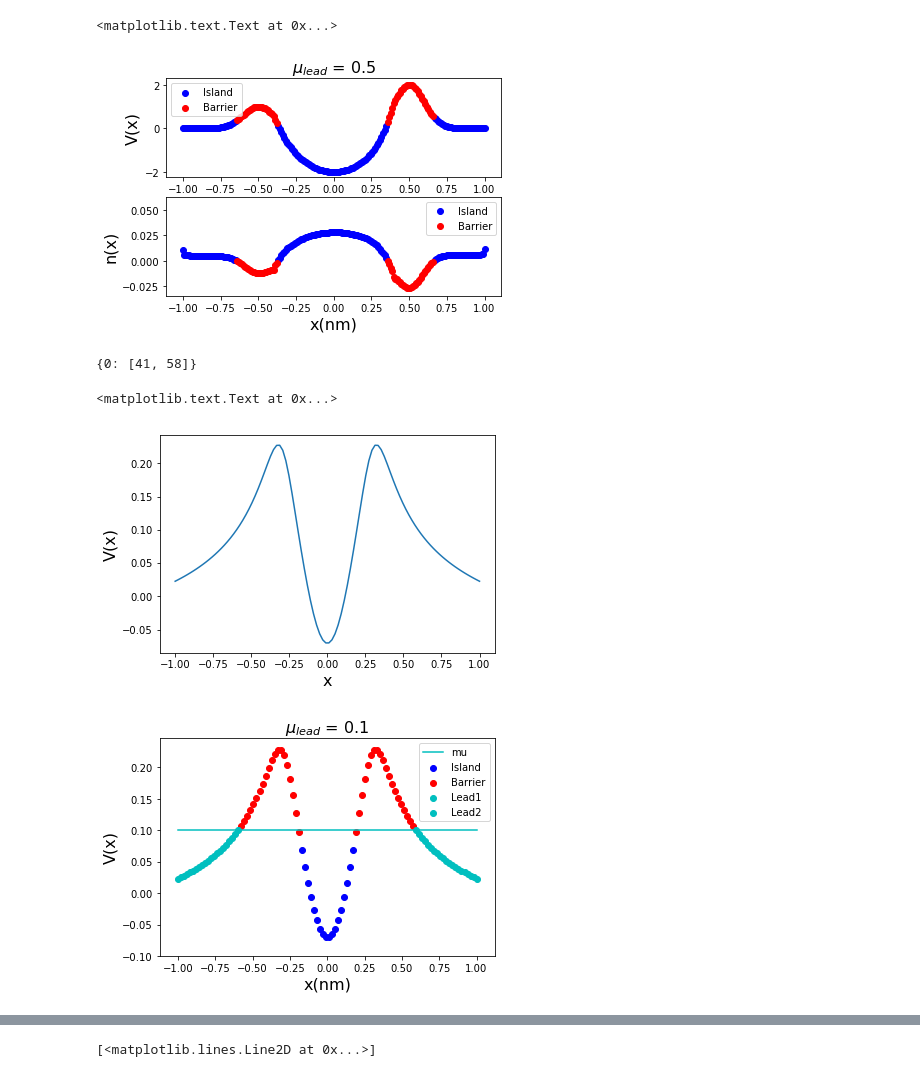
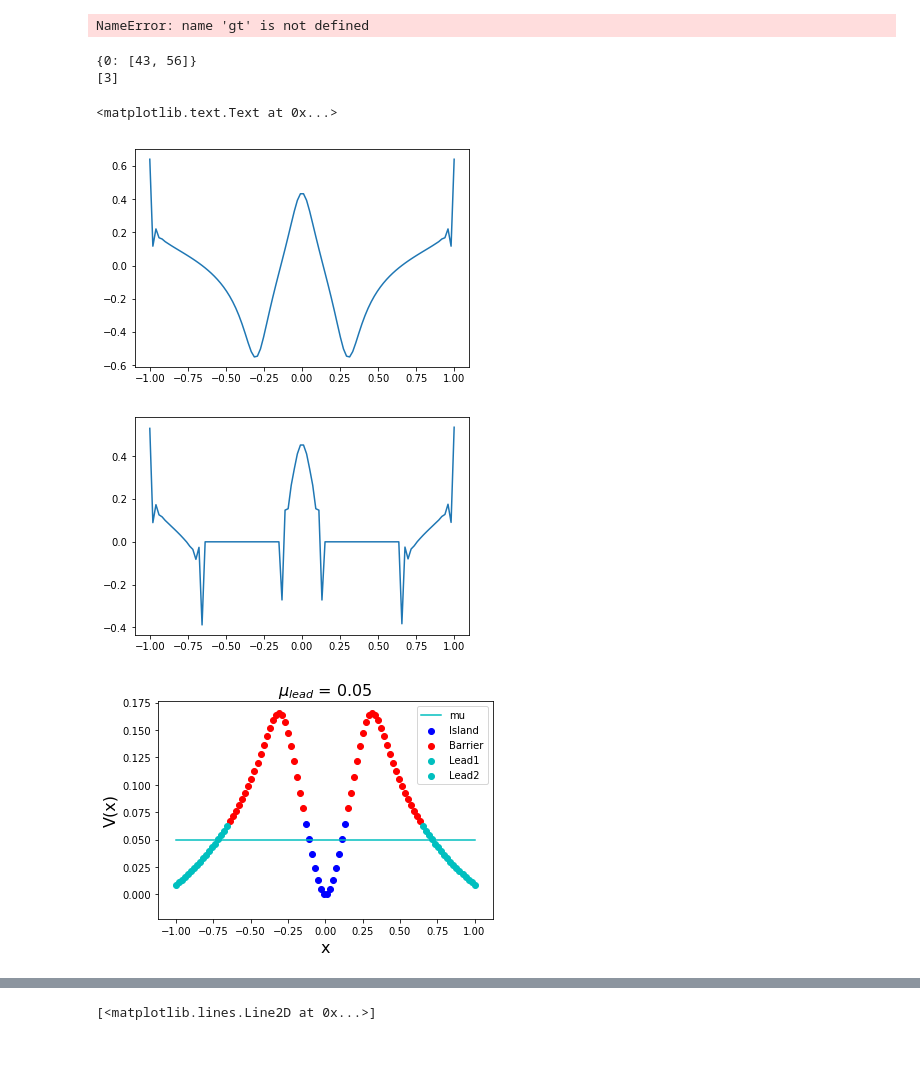
Before and after one commit to Quantumgame/quantum-ml, a Jupyter notebook: ndot/lib/playground.ipynb, the cells around one changed output, grey strips where cells are left out. Cells and saved outputs as stored; diff of their text form; code cells hidden in the pictures; blank space fills up the shorter version.

Commit message:
still working on the dot classifier

```diff
--- a/ndot/lib/playground.ipynb
+++ b/ndot/lib/playground.ipynb
@@ -81,7 +26,7 @@ axarr[0].scatter(x[barriers],V[barriers],color='r')
 axarr[0].legend(('Island','Barrier'))
 axarr[0].set_xlabel('x(nm)',fontsize=16)
 axarr[0].set_ylabel('V(x)',fontsize=16)
-axarr[0].set_title(r'$\mu_{lead}$ = ' + str(mu),fontsize=16)
+axarr[0].set_title(r'$\mu_{lead}$ = ' + str(mu[0]),fontsize=16)
 
 ar = axarr[1].scatter(x[islands],n[islands],color='b')
 ar = axarr[1].scatter(x[barriers],n[barriers],color='r')
@@ -89,56 +34,68 @@ axarr[1].legend(('Island','Barrier'))
 axarr[1].set_xlabel('x(nm)',fontsize=16)
 axarr[1].set_ylabel('n(x)',fontsize=16)
 # %% [output]
-<matplotlib.text.Text at 0x...>
+NameError: name 'gt' is not defined
-[figure, removed]
 # %%
 import numpy as np
 import dot_classifier
 reload(dot_classifier)
+import dot_classifier_tf
+reload(dot_classifier_tf)
 import potential_profile
 reload(potential_profile)
+import thomas_fermi
+reload(thomas_fermi)
 
 N_grid = 100
 x = np.linspace(-1,1,N_grid)
 
-d = (330e-3,0,0.2,1)
-b1 = (-200e-3,-0.3,0.1,1)
-b2 = (-200e-3,0.3,0.1,1)
+d = (100e-3,0,0.1,1)
+b1 = (-100e-3,-0.3,0.1,1)
+b2 = (-100e-3,0.3,0.1,1)
 
 V = potential_profile.single_dot_V_x_wire(x,d,b1,b2)
 
-plt.figure(1)
-plt.plot(x,V)
-plt.xlabel('x',fontsize=16)
-plt.ylabel('V(x)',fontsize=16)
+K = dot_classifier_tf.create_K_matrix(x,E_scale=0.001,sigma=(x[1] - x[0]))
+mu = 0.05
 
-K = dot_classifier_tf.create_K_matrix(x,E_scale=0.5e-3,sigma=(x[1] - x[0]))
-mu = 100e-3
-
-import dot_classifier
-reload(dot_classifier)
+n = dot_classifier_tf.solve_thomas_fermi_fixed_mu(x,V,K,mu)
 
 mask = dot_classifier.get_mask(x,V,K,mu)
 dot_info = dot_classifier.get_dot_info(mask)
+
+plt.figure(1)
+plt.plot(x,n)
+
+dot_n = n[dot_info[0][0]:dot_info[0][1]]
+N_dot = [int(np.sum(n[dot_info[0][0]:dot_info[0][1]]))]
 print dot_info
+print N_dot
 
-plt.figure(2)
+mu_l = (mu,mu + 0.01*mu)
+n,mu = thomas_fermi.solve_thomas_fermi(x,V,K,mu_l,N_dot)
+
 lead1 = [i for i, ele in enumerate(mask) if ele == 'l1']
 lead2 = [i for i, ele in enumerate(mask) if ele == 'l2']
 barrier = [i for i, ele in enumerate(mask) if ele == 'b']
 dot = [i for i, ele in enumerate(mask) if ele == 'd']
 
+plt.figure(2)
+plt.plot(x,n)
+
+plt.figure(4)
 plt.scatter(x[dot],V[dot],color='b')
-plt.plot(x,[mu]*len(x),color='c',label='mu')
+plt.plot(x,[mu[0]]*len(x),color='c',label='mu')
 plt.scatter(x[barrier],V[barrier],color='r')
 plt.scatter(x[lead1],V[lead1],color='c')
 plt.scatter(x[lead2],V[lead2],color='c')
 plt.legend(('mu','Island','Barrier','Lead1','Lead2'))
-plt.xlabel('x(nm)',fontsize=16)
+plt.xlabel('x',fontsize=16)
 plt.ylabel('V(x)',fontsize=16)
-plt.title(r'$\mu_{lead}$ = ' + str(mu),fontsize=16)
+plt.title(r'$\mu_{lead}$ = ' + str(mu[0]),fontsize=16)
 # %% [output]
-{0: [41, 58]}
+{0: [43, 56]}
+[3]
 <matplotlib.text.Text at 0x...>
-[figure, old version]
+[figure, new version]
-[figure, old version]
+[figure, new version]
+[figure, added]
```
Also changed, not shown: parts of 5 cells of this notebook, 2 other files.
